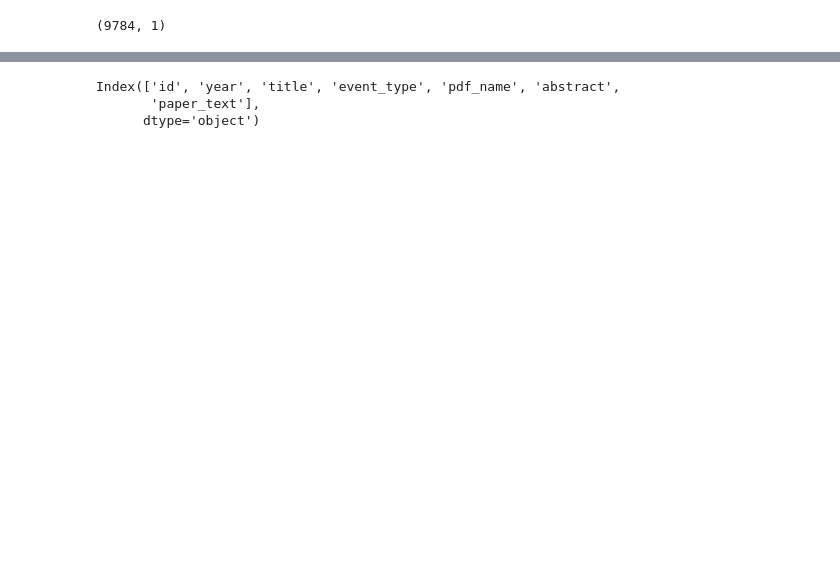
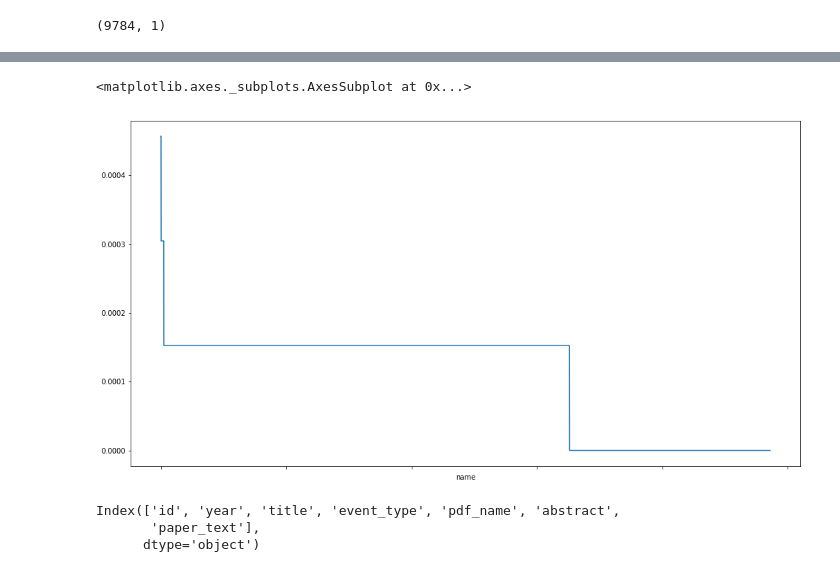
Before and after one commit to paulmattheww/Harvard-CS82-Advanced-ML, a Jupyter notebook: Assignments/HW2/HW2 Group Assignment.ipynb, the cells around one changed output, grey strips where cells are left out. Cells and saved outputs as stored; diff of their text form; code cells hidden in the pictures; blank space fills up the shorter version.

```diff
--- a/Assignments/HW2/HW2 Group Assignment.ipynb
+++ b/Assignments/HW2/HW2 Group Assignment.ipynb
@@ -87,0 +124,3 @@ papers.head()
+# %%
+df = papers.join(paper_authors, how='outer').join(authors, how='outer')
+df.head()
@@ -87,0 +143,8 @@ papers.head()
+# %%
+%matplotlib inline
+# diverse authors
+_ = df.groupby('name').title.count().sort_values(ascending=False) / df.groupby('name').title.count().sum()
+_.plot(figsize=(17, 9))
+# %% [output]
+<matplotlib.axes._subplots.AxesSubplot at 0x...>
+[figure, added]
```
Also changed, not shown: parts of 13 cells of this notebook.
